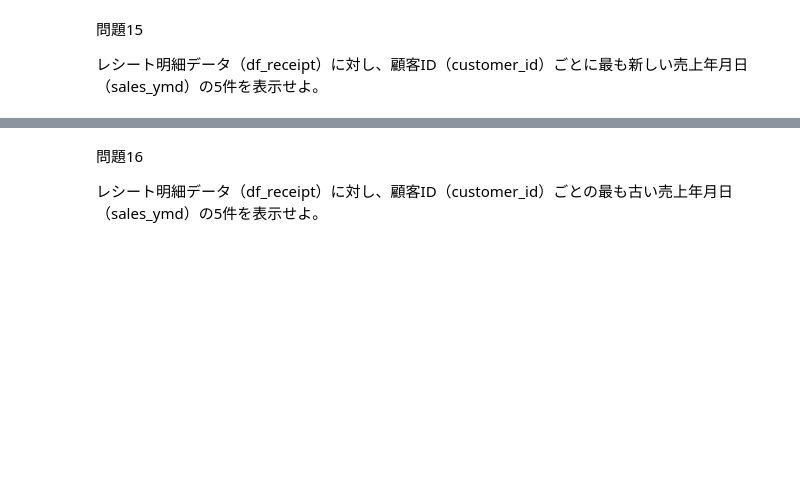
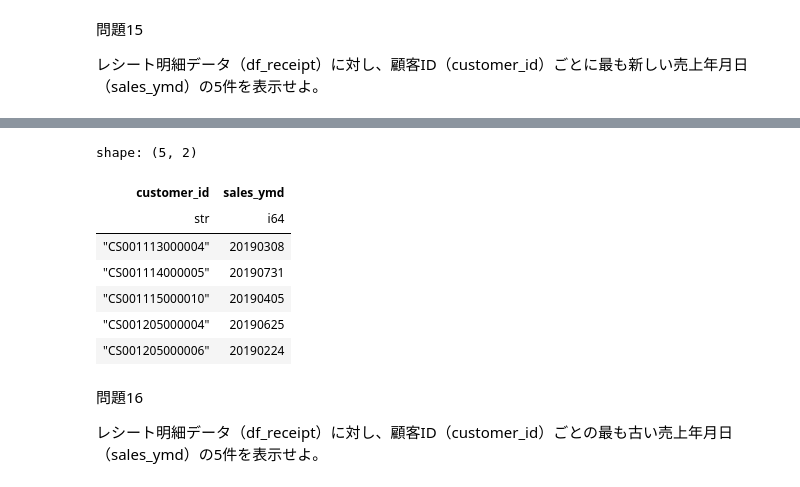
Before and after one commit to fuga2007/xbp-polars, a Jupyter notebook: 50knocks.ipynb, the cells around one changed output, grey strips where cells are left out. Cells and saved outputs as stored; diff of their text form; code cells hidden in the pictures; blank space fills up the shorter version.

```diff
--- a/50knocks.ipynb
+++ b/50knocks.ipynb
@@ -347,6 +359,24 @@ shape: (5, 3)
 レシート明細データ（df_receipt）に対し、顧客ID（customer_id）ごとに最も新しい売上年月日（sales_ymd）の5件を表示せよ。
 # %% [markdown]
 <img src="https://i.gyazo.com/518416a9eec4a612faf935ef451edd22.png" width="200px">
+# %%
+(df_receipt
+ .group_by('customer_id')
+ .agg(
+    pl.col('sales_ymd').max(),
+ )
+ .sort('customer_id')
+ .head(5)
+ )
+# %% [output]
+shape: (5, 2)
+| customer_id | sales_ymd |
+| str | i64 |
+| "CS001113000004" | 20190308 |
+| "CS001114000005" | 20190731 |
+| "CS001115000010" | 20190405 |
+| "CS001205000004" | 20190625 |
+| "CS001205000006" | 20190224 |
 # %% [markdown]
 問題16
 
```
Also changed, not shown: parts of 7 cells of this notebook.
